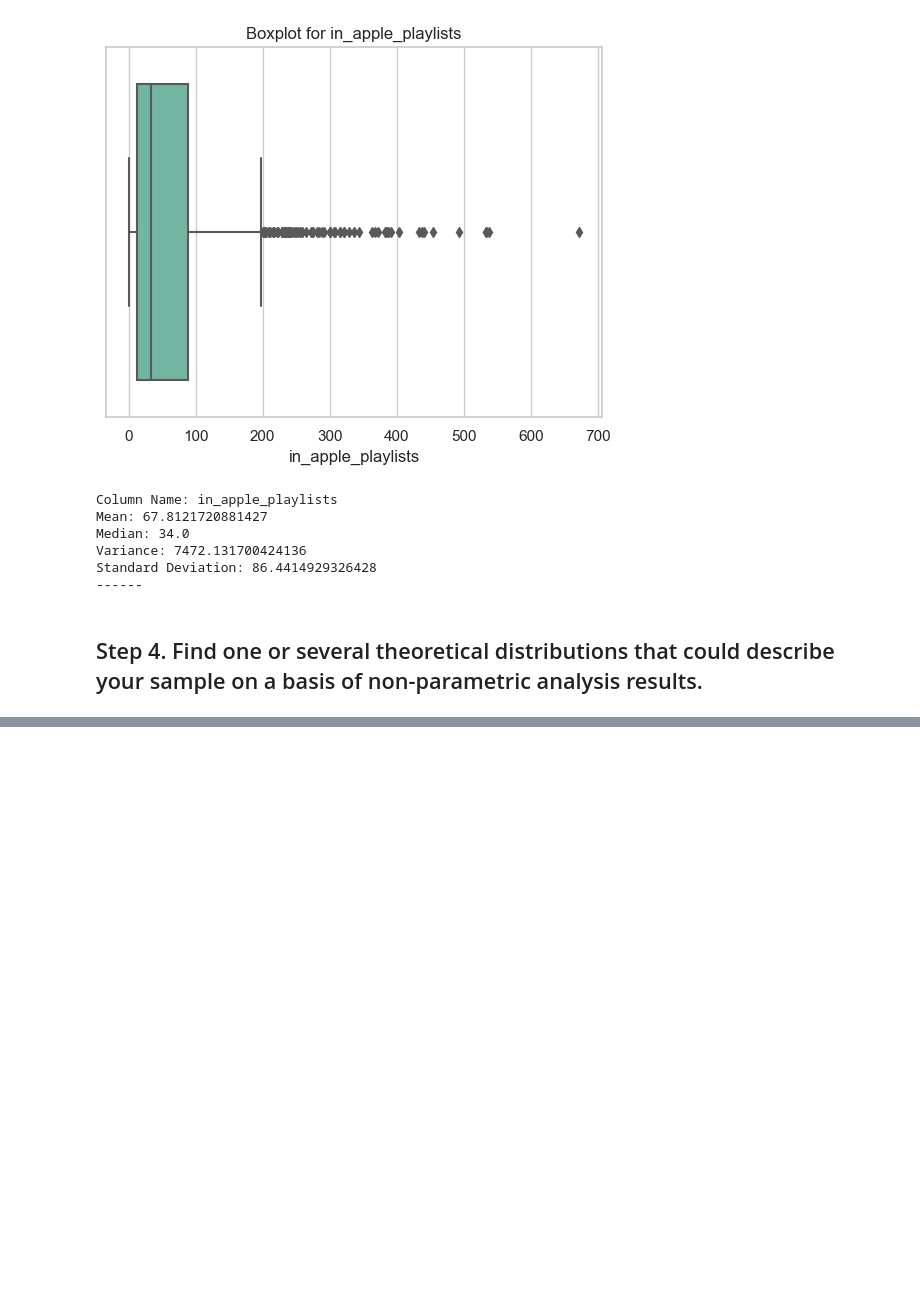
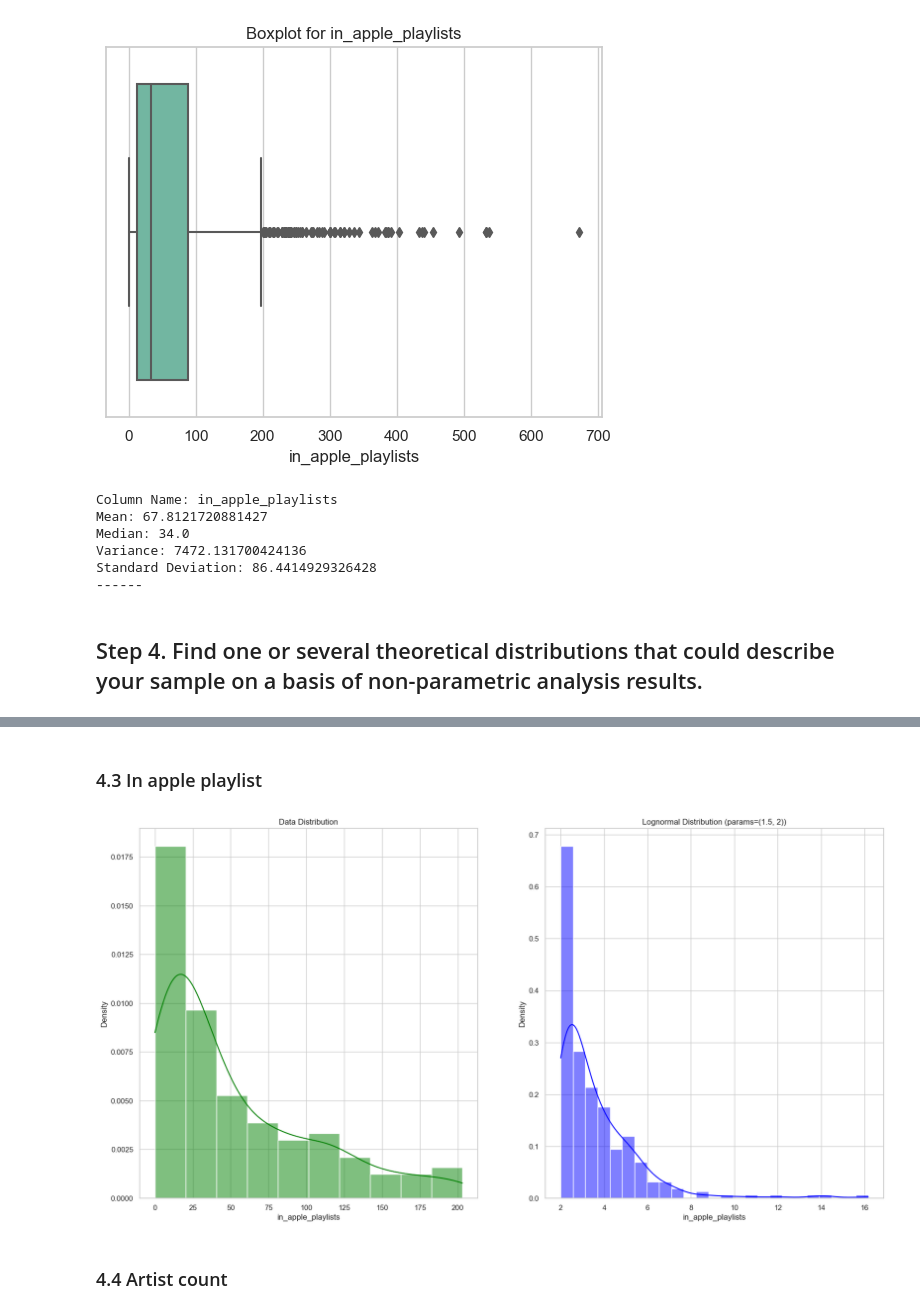
Before and after one commit to THECODEDEMOGORGON/multivariate_data_analysis, a Jupyter notebook: task1.ipynb, the cells around one changed output, grey strips where cells are left out. Drawn from its saved outputs; the diff is of its cells as text; code cells hidden in the pictures; blank space fills up the shorter version.

```diff
--- a/task1.ipynb
+++ b/task1.ipynb
@@ -315,0 +245,9 @@ KS test: The data follows the Weibull distribution.
+# %% [markdown]
+### 4.3 In apple playlist
+# %%
+in_apple_playlists_sample = IQR(data['in_apple_playlists'].dropna())
+plot_data_and_distribution(in_apple_playlists_sample, chi2, (1.5, 2), 'Lognormal Distribution', 'in_apple_playlists')
+# %% [output]
+[figure, added]
+# %% [markdown]
+### 4.4 Artist count
```
Also changed, not shown: parts of 30 cells of this notebook.
